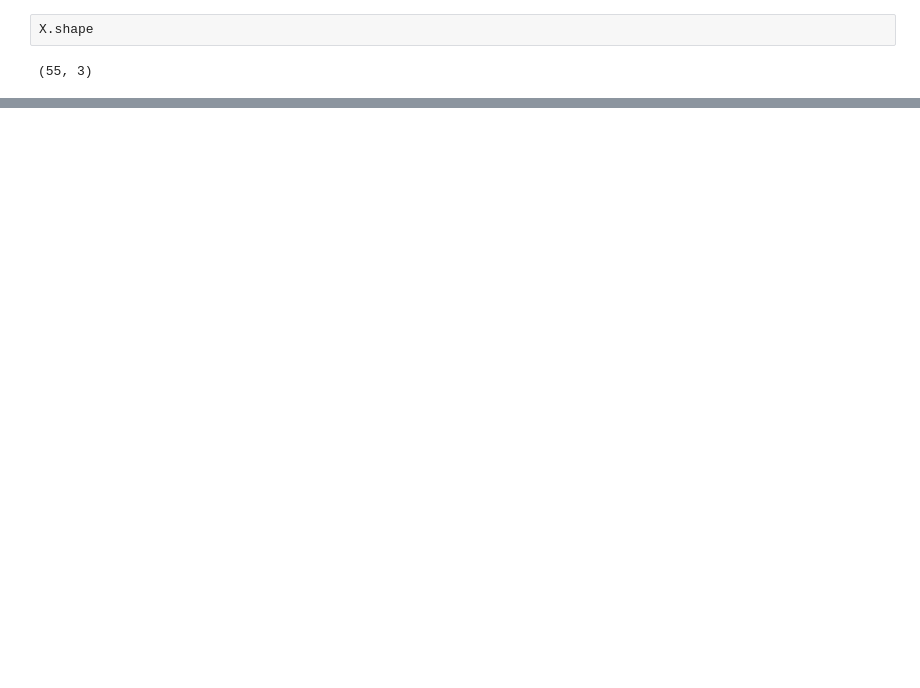
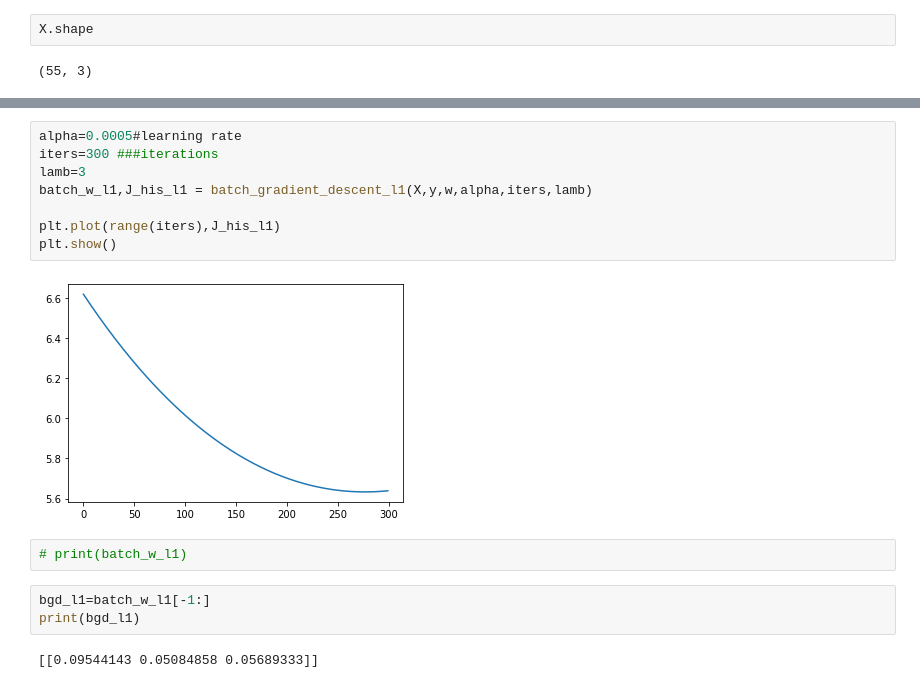
Before and after one commit to sakshamssy/neuralNetwork-FuzzyLogic, a Jupyter notebook: ASSGN1_Q1.ipynb, the cells around one changed output, grey strips where cells are left out. Drawn from its saved outputs; the diff is of its cells as text; blank space fills up the shorter version.

```diff
--- a/ASSGN1_Q1.ipynb
+++ b/ASSGN1_Q1.ipynb
@@ -152,0 +224,17 @@ NameError: ignored
+# %%
+alpha=0.0005#learning rate
+iters=300 ###iterations
+lamb=3
+batch_w_l1,J_his_l1 = batch_gradient_descent_l1(X,y,w,alpha,iters,lamb)
+
+plt.plot(range(iters),J_his_l1)
+plt.show()
+# %% [output]
+[figure, added]
+# %%
+# print(batch_w_l1)
+# %%
+bgd_l1=batch_w_l1[-1:]
+print(bgd_l1)
+# %% [output]
+[[0.09544143 0.05084858 0.05689333]]
```
Also changed, not shown: parts of 58 cells of this notebook, 13 other files.
